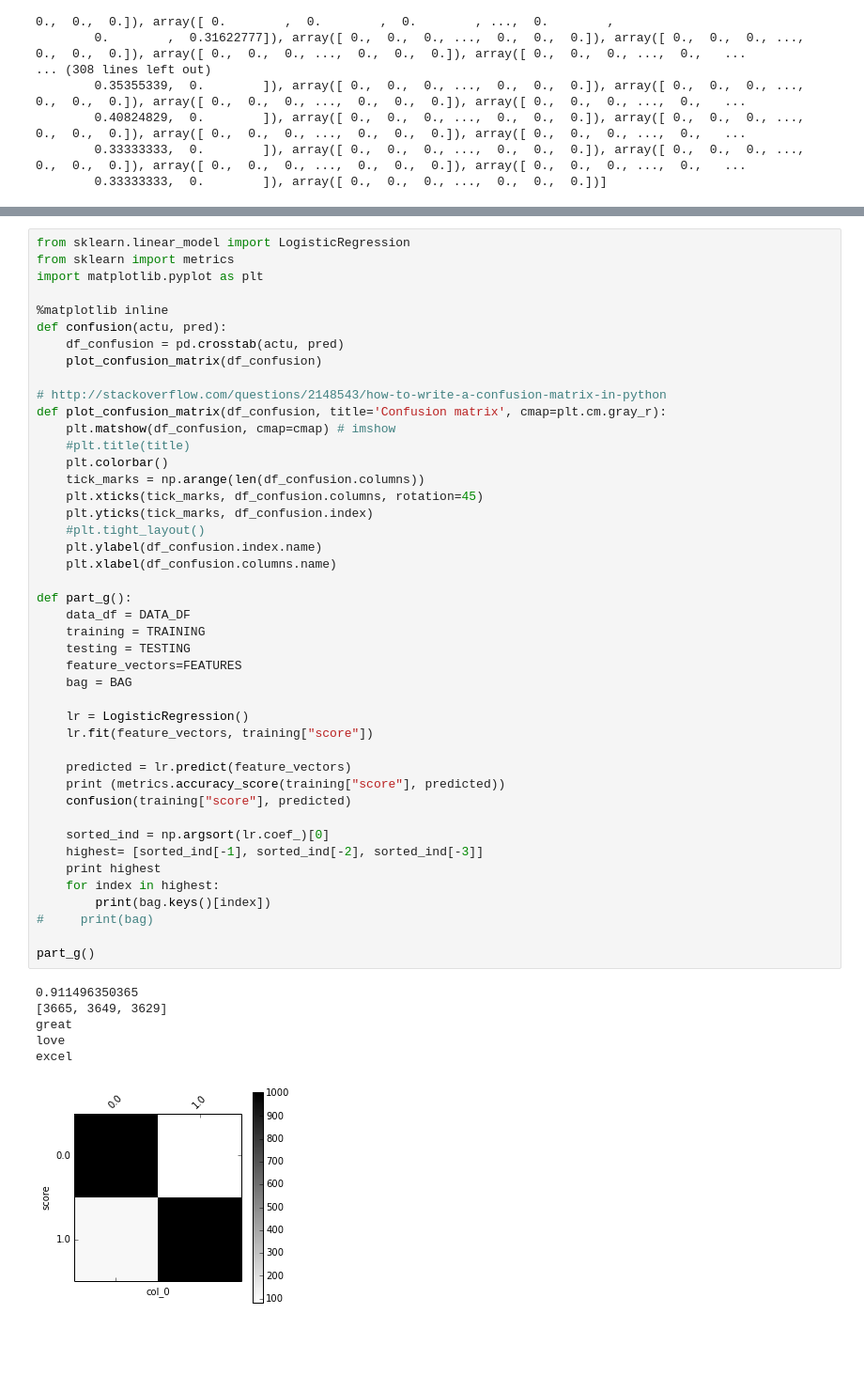
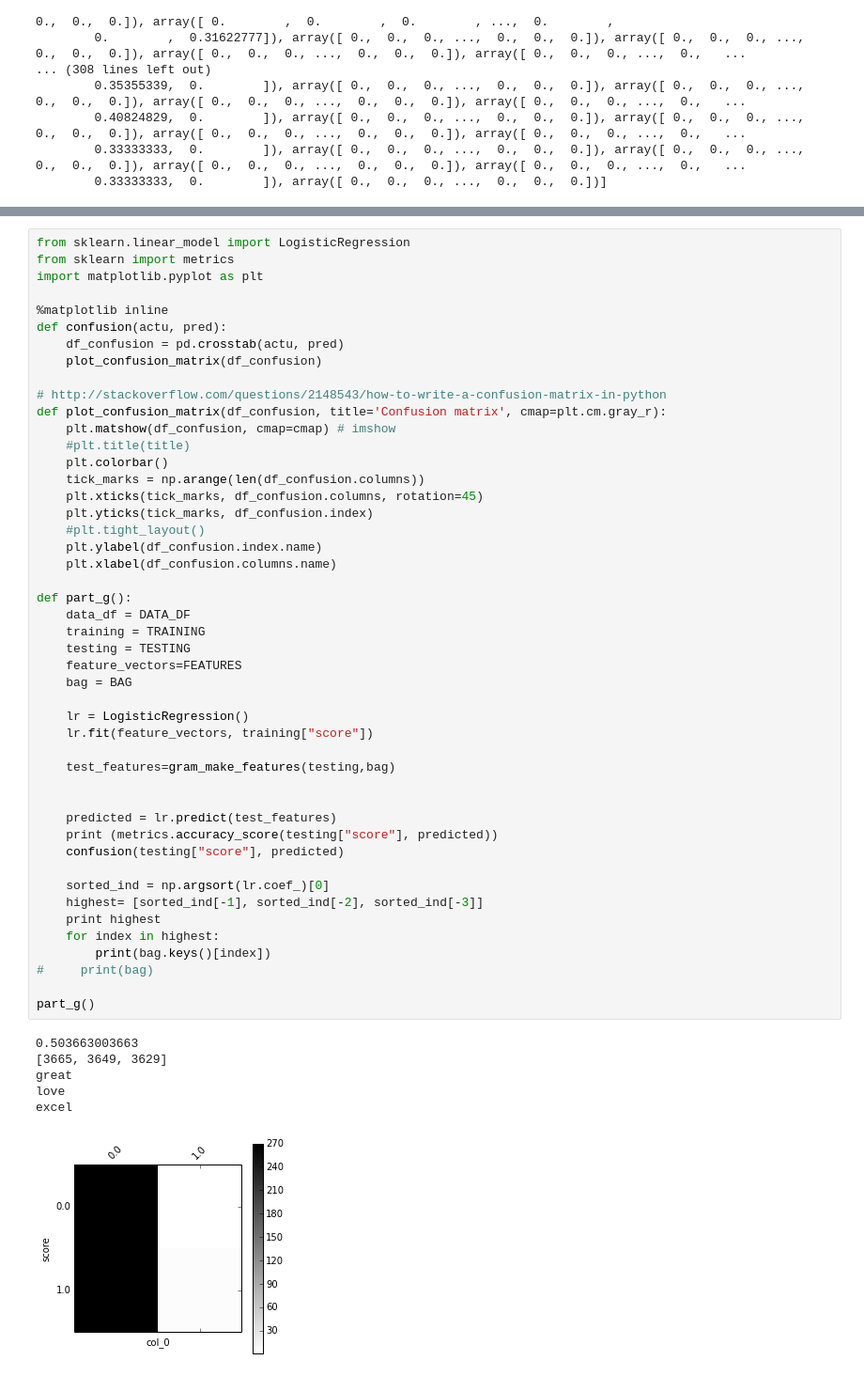
Before and after one commit to code-11/AppliedMachineLearning, a Jupyter notebook: hw3/Q1.ipynb, the cells around one changed output, grey strips where cells are left out. Shown at 94% size. Cells and saved outputs as stored; diff of their text form; blank space fills up the shorter version.

```diff
--- a/hw3/Q1.ipynb
+++ b/hw3/Q1.ipynb
@@ -371,38 +386,41 @@ def plot_confusion_matrix(df_confusion, title='Confusion matrix', cmap=plt.cm.gr
     plt.xticks(tick_marks, df_confusion.columns, rotation=45)
     plt.yticks(tick_marks, df_confusion.index)
     #plt.tight_layout()
     plt.ylabel(df_confusion.index.name)
     plt.xlabel(df_confusion.columns.name)
 
 def part_g():
     data_df = DATA_DF
     training = TRAINING
     testing = TESTING
     feature_vectors=FEATURES
     bag = BAG
 
     lr = LogisticRegression()
     lr.fit(feature_vectors, training["score"])
 
-    predicted = lr.predict(feature_vectors)
-    print (metrics.accuracy_score(training["score"], predicted))
-    confusion(training["score"], predicted)
+    test_features=gram_make_features(testing,bag)
+
+
+    predicted = lr.predict(test_features)
+    print (metrics.accuracy_score(testing["score"], predicted))
+    confusion(testing["score"], predicted)
 
     sorted_ind = np.argsort(lr.coef_)[0]
     highest= [sorted_ind[-1], sorted_ind[-2], sorted_ind[-3]]
     print highest
     for index in highest:
         print(bag.keys()[index])
 #     print(bag)
 
 part_g()
 # %% [output]
-0.911496350365
+0.503663003663
 [3665, 3649, 3629]
 great
 love
 excel
-[figure, old version]
+[figure, new version]
 # %%
 def bag_of_ngrams(training):
     dict_s = pd.Series()
```
Also changed, not shown: parts of 4 cells of this notebook, 1 other file.
